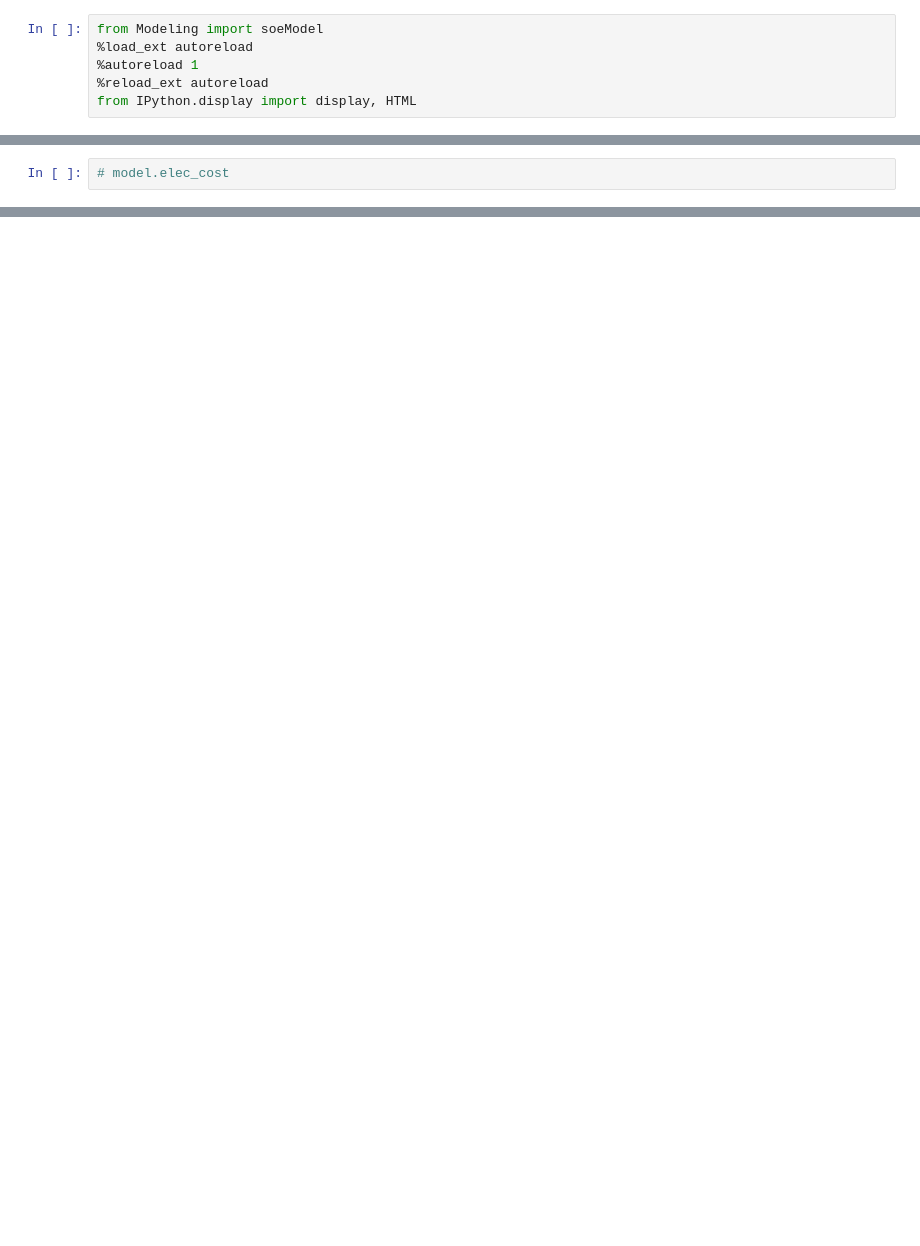
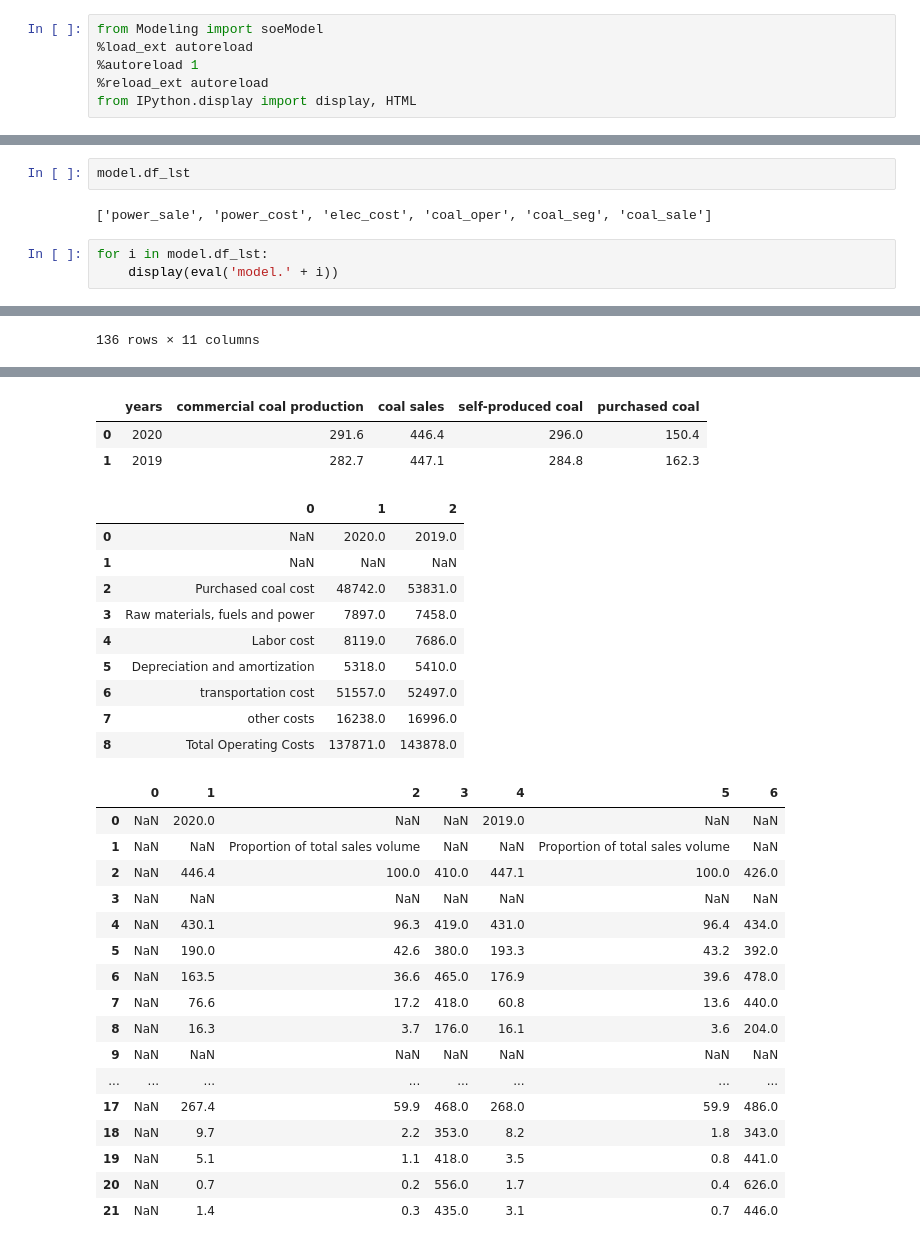
Before and after one commit to orangejustin/CHINA_SOE_MODEL, a Jupyter notebook: Working paper june 2022 replication.ipynb, the cells around one changed output, grey strips where cells are left out. Saved outputs shown, nothing was run; the diff lists cells and outputs as text; blank space fills up the shorter version.

```diff
--- a/Working paper june 2022 replication.ipynb
+++ b/Working paper june 2022 replication.ipynb
@@ -80,2 +81,8 @@ model.case
-# %%
-# model.elec_cost
+# %%
+model.df_lst
+# %% [output]
+['power_sale', 'power_cost', 'elec_cost', 'coal_oper', 'coal_seg', 'coal_sale']
+# %%
+for i in model.df_lst:
+    display(eval('model.' + i))
+# %% [output]
@@ -81,0 +102 @@ model.case
+136 rows × 11 columns
@@ -81,0 +139,30 @@ model.case
+|  | years | commercial coal production | coal sales | self-produced coal | purchased coal |
+| 0 | 2020 | 291.6 | 446.4 | 296.0 | 150.4 |
+| 1 | 2019 | 282.7 | 447.1 | 284.8 | 162.3 |
+|  | 0 | 1 | 2 |
+| 0 | NaN | 2020.0 | 2019.0 |
+| 1 | NaN | NaN | NaN |
+| 2 | Purchased coal cost | 48742.0 | 53831.0 |
+| 3 | Raw materials, fuels and power | 7897.0 | 7458.0 |
+| 4 | Labor cost | 8119.0 | 7686.0 |
+| 5 | Depreciation and amortization | 5318.0 | 5410.0 |
+| 6 | transportation cost | 51557.0 | 52497.0 |
+| 7 | other costs | 16238.0 | 16996.0 |
+| 8 | Total Operating Costs | 137871.0 | 143878.0 |
+|  | 0 | 1 | 2 | 3 | 4 | 5 | 6 |
+| 0 | NaN | 2020.0 | NaN | NaN | 2019.0 | NaN | NaN |
+| 1 | NaN | NaN | Proportion of total sales volume | NaN | NaN | Proportion of total sales volume | NaN |
+| 2 | NaN | 446.4 | 100.0 | 410.0 | 447.1 | 100.0 | 426.0 |
+| 3 | NaN | NaN | NaN | NaN | NaN | NaN | NaN |
+| 4 | NaN | 430.1 | 96.3 | 419.0 | 431.0 | 96.4 | 434.0 |
+| 5 | NaN | 190.0 | 42.6 | 380.0 | 193.3 | 43.2 | 392.0 |
+| 6 | NaN | 163.5 | 36.6 | 465.0 | 176.9 | 39.6 | 478.0 |
+| 7 | NaN | 76.6 | 17.2 | 418.0 | 60.8 | 13.6 | 440.0 |
+| 8 | NaN | 16.3 | 3.7 | 176.0 | 16.1 | 3.6 | 204.0 |
+| 9 | NaN | NaN | NaN | NaN | NaN | NaN | NaN |
+| ... | ... | ... | ... | ... | ... | ... | ... |
+| 17 | NaN | 267.4 | 59.9 | 468.0 | 268.0 | 59.9 | 486.0 |
+| 18 | NaN | 9.7 | 2.2 | 353.0 | 8.2 | 1.8 | 343.0 |
+| 19 | NaN | 5.1 | 1.1 | 418.0 | 3.5 | 0.8 | 441.0 |
+| 20 | NaN | 0.7 | 0.2 | 556.0 | 1.7 | 0.4 | 626.0 |
+| 21 | NaN | 1.4 | 0.3 | 435.0 | 3.1 | 0.7 | 446.0 |
```
Also changed, not shown: parts of 9 cells of this notebook, 6 other files.
